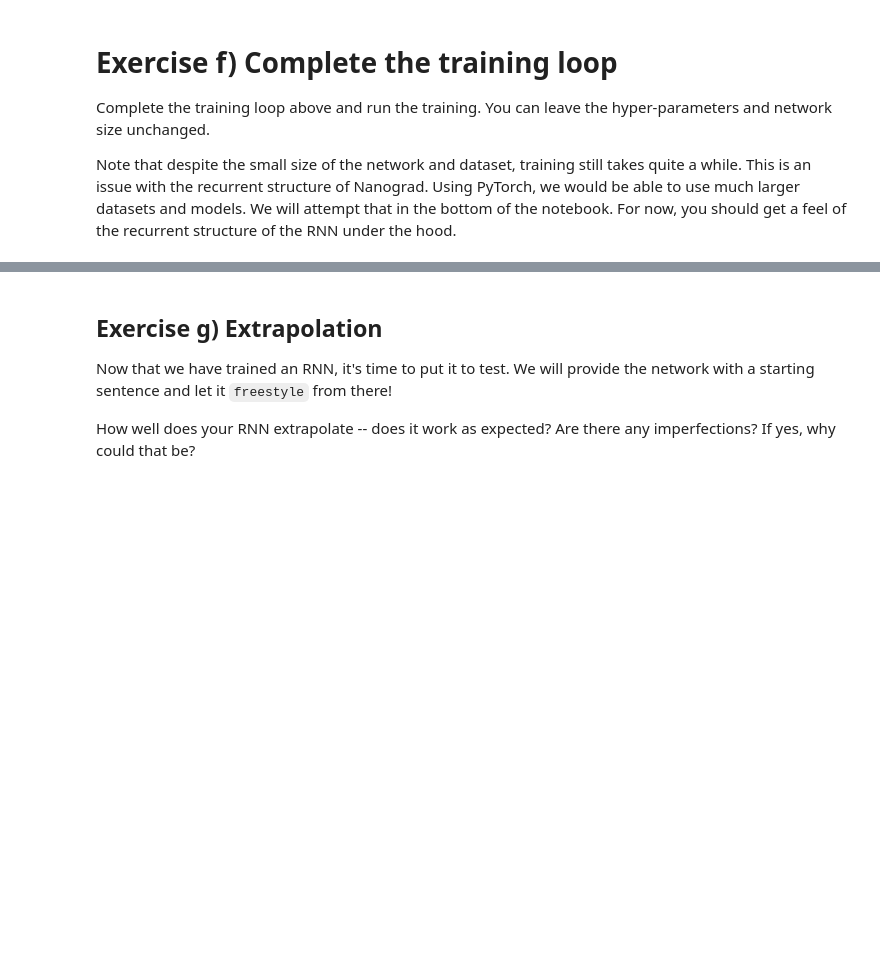
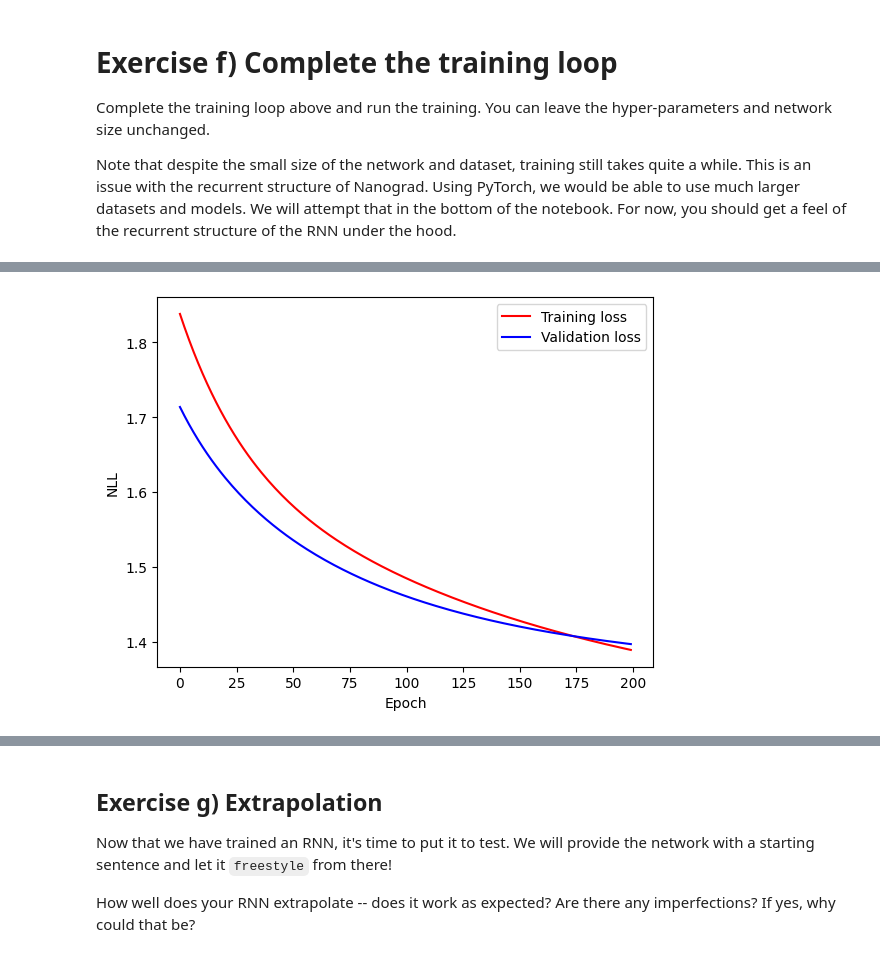
Before and after one commit to Adam3Code/DeepLearning, a Jupyter notebook: Week5 Recurrent/5.1 Recurrent Neural Networks.ipynb, the cells around one changed output, grey strips where cells are left out. Cells and saved outputs as stored; diff of their text form; code cells hidden in the pictures; blank space fills up the shorter version.

```diff
--- a/Week5 Recurrent/5.1 Recurrent Neural Networks.ipynb
+++ b/Week5 Recurrent/5.1 Recurrent Neural Networks.ipynb
@@ -834,10 +834,16 @@ For more information on backpropagation through time see the [Goodfellow book se
 Complete the training loop above and run the training. You can leave the hyper-parameters and network size unchanged.
 
 Note that despite the small size of the network and dataset, training still takes quite a while. This is an issue with the recurrent structure of Nanograd. Using PyTorch, we would be able to use much larger datasets and models. We will attempt that in the bottom of the notebook. For now, you should get a feel of the recurrent structure of the RNN under the hood.
+# %%
+# First we define our NN
+NN = [
+    RNNLayer(4, 2, lambda x: x.tanh()),
+    DenseLayer(2, 4, lambda x: x.identity())
+]
 # %%
 # Initialize training hyperparameters
 EPOCHS = 200
-LR = 1e-2
+LR = 5e-3
 LR_DECAY = 0.995
 # %%
 train_loss = []
@@ -846,10 +852,13 @@ val_loss = []
 batch_size = 8
 
 for e in range(EPOCHS): # Epochs (Adam)
-    for b in range(int(np.ceil(len(encoded_training_set_x)/batch_size))): #  (Adam)
+    for b in range(int(np.ceil(len(encoded_training_set_x)/batch_size))): #we divide up our training set in batches  (Adam)
         # Forward pass and loss computation
-        Loss =
-
+        start, end = b * batch_size, (b + 1) * batch_size
+        batch_x = encoded_training_set_x[start:end]
+        batch_y = encoded_training_set_y[start:end]
+        output_batch_train = forward_batch(batch_x, NN)
+        Loss = sequence_loss(output_batch_train, batch_y)
         # Backward pass
         Loss.backward()
 
@@ -860,11 +869,12 @@ for e in range(EPOCHS): # Epochs (Adam)
     LR = LR * LR_DECAY
 
     # Training loss
-    Loss =
+    output_dataset_x = forward_batch(encoded_training_set_x,NN)
+    Loss = sequence_loss(output_dataset_x,encoded_training_set_y)
     train_loss.append(Loss.v/len(encoded_training_set_y))
 
     # Validation loss
-    Loss_validation =
+    Loss_validation = sequence_loss(forward_batch(encoded_validation_set_x, NN), encoded_validation_set_y)
     val_loss.append(Loss_validation.v/len(encoded_validation_set_y))
 
     if e%5==0:
@@ -887,3 +913,4 @@ SyntaxError: invalid syntax (3429098560.py, line 9)
+[figure, added]
 # %%
 # Get first sentence in test set
 inputs, targets = test_set[0]
```
Also changed, not shown: parts of 5 cells of this notebook.
